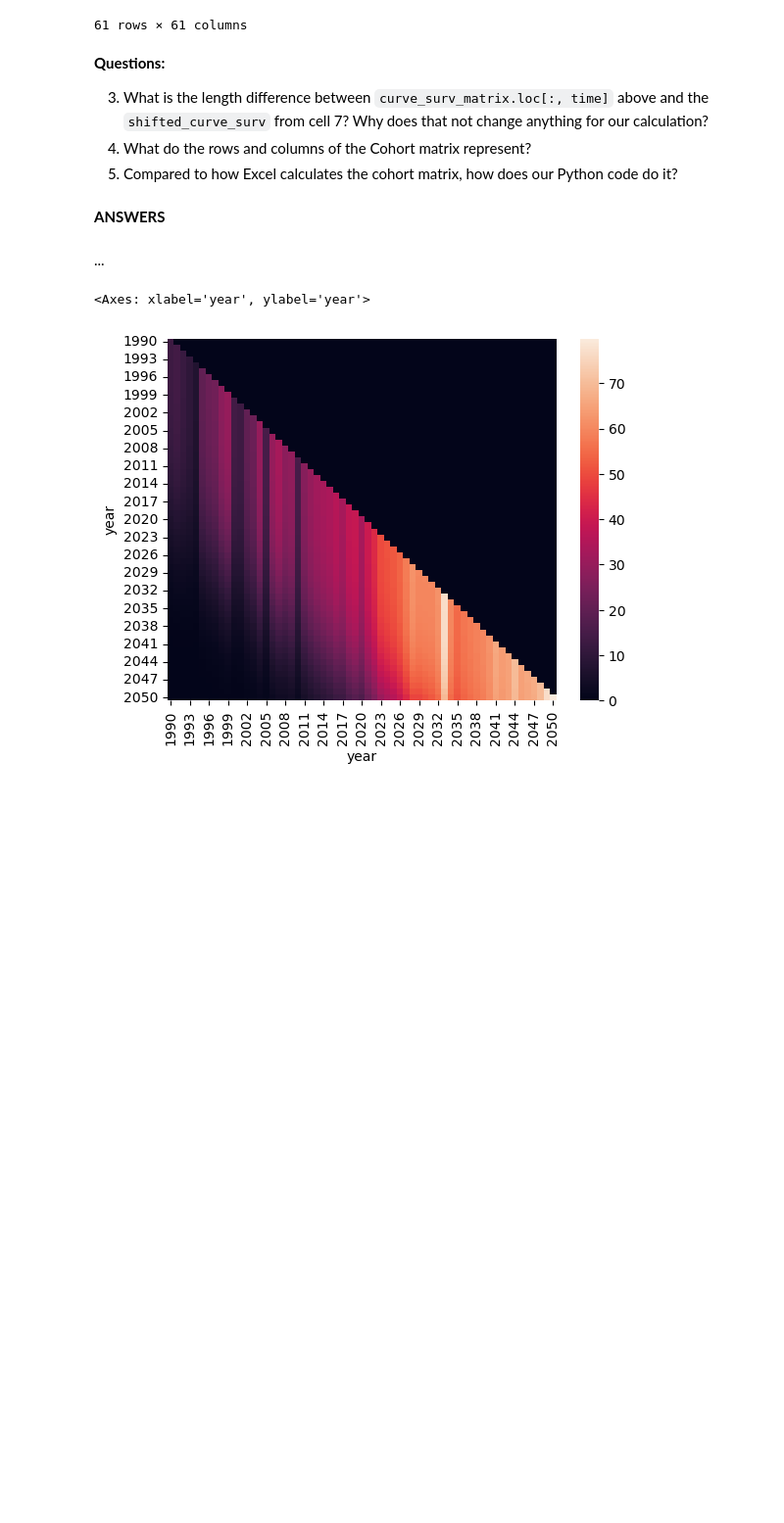
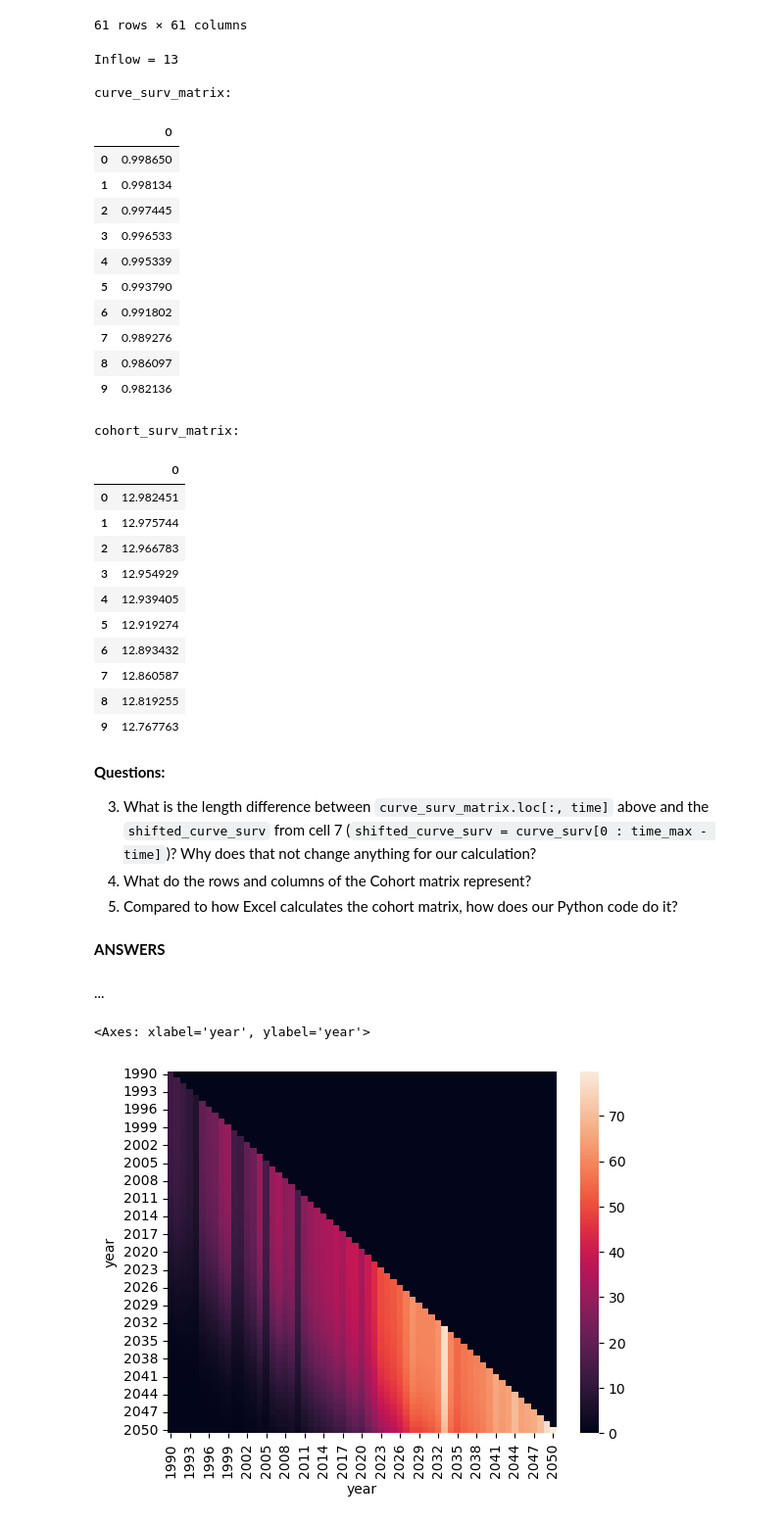
Before and after one commit to adrien-perello/MFA, a Jupyter notebook: week_02/code/week_2_flow_driven.ipynb, the cells around one changed output. Shown at 98% size. Drawn from its saved outputs; the diff is of its cells as text; code cells hidden in the pictures; blank space fills up the shorter version.

Commit message:
add intermediate calculations

```diff
--- a/week_02/code/week_2_flow_driven.ipynb
+++ b/week_02/code/week_2_flow_driven.ipynb
@@ -185,10 +185,44 @@ cohort_surv_matrix
 | 59 | 0.024256 | 0.035772 | 0.041604 | 0.046612 | 0.043468 | 0.163951 | 0.235930 | 0.319779 | 0.500204 | 0.682504 | ... | ... |
 | 60 | 0.017549 | 0.026121 | 0.030662 | 0.034670 | 0.032628 | 0.124193 | 0.180346 | 0.246655 | 0.389297 | 0.535933 | ... | ... |
 61 rows × 61 columns
+# %%
+time = 0  # increase the time step to see how we populate the cohort_surv_matrix
+print(f"Inflow = {inflows.iloc[time]}\n")
+print("curve_surv_matrix:")
+display(curve_surv_matrix.loc[:, :time].head(10))
+print("cohort_surv_matrix:")
+display(cohort_surv_matrix.loc[:, :time].head(10))
+# %% [output]
+Inflow = 13
+
+curve_surv_matrix:
+|  | 0 |
+| 0 | 0.998650 |
+| 1 | 0.998134 |
+| 2 | 0.997445 |
+| 3 | 0.996533 |
+| 4 | 0.995339 |
+| 5 | 0.993790 |
+| 6 | 0.991802 |
+| 7 | 0.989276 |
+| 8 | 0.986097 |
+| 9 | 0.982136 |
+cohort_surv_matrix:
+|  | 0 |
+| 0 | 12.982451 |
+| 1 | 12.975744 |
+| 2 | 12.966783 |
+| 3 | 12.954929 |
+| 4 | 12.939405 |
+| 5 | 12.919274 |
+| 6 | 12.893432 |
+| 7 | 12.860587 |
+| 8 | 12.819255 |
+| 9 | 12.767763 |
 # %% [markdown]
 **Questions:**
 
-3. What is the length difference between `curve_surv_matrix.loc[:, time]` above and the `shifted_curve_surv` from cell 7? Why does that not change anything for our calculation?
+3. What is the length difference between `curve_surv_matrix.loc[:, time]` above and the `shifted_curve_surv` from cell 7 (`shifted_curve_surv = curve_surv[0 : time_max - time]`)? Why does that not change anything for our calculation?
 4. What do the rows and columns of the Cohort matrix represent?
 5. Compared to how Excel calculates the cohort matrix, how does our Python code do it?
 # %% [markdown]
```
